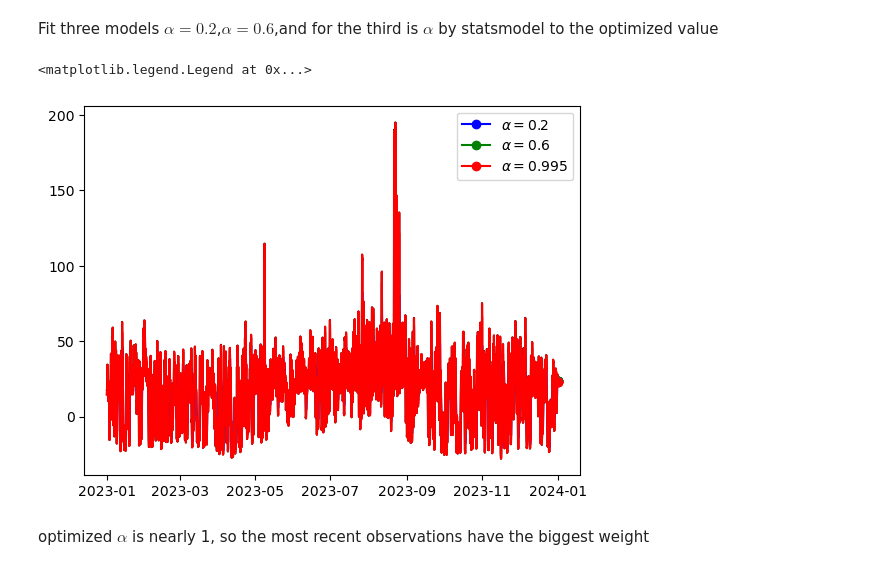
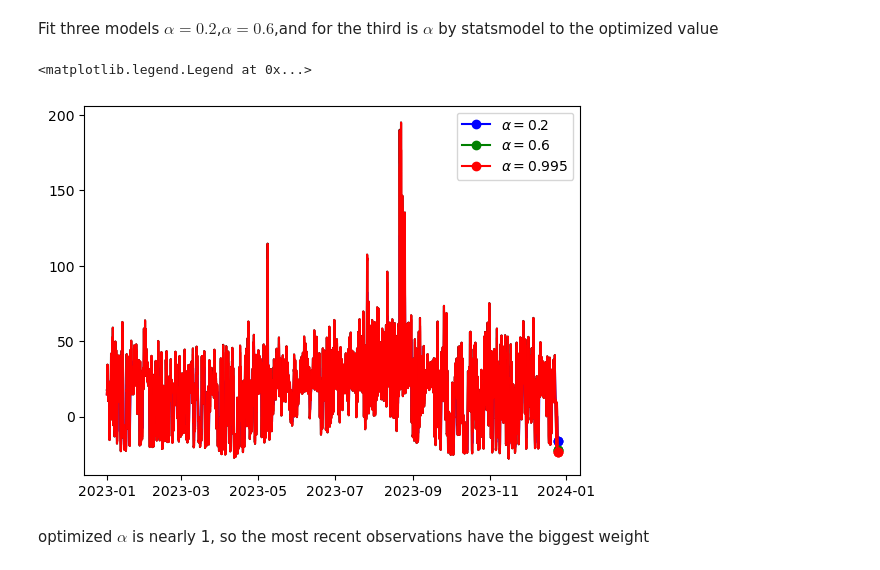
Before and after one commit to maxwellgriffith345/SPPPrices, a Jupyter notebook: Exponential Smoothing.ipynb, the cells around one changed output. Saved outputs shown, nothing was run; the diff lists cells and outputs as text; code cells hidden in the pictures.

Commit message:
Add files via upload
finished expo smoothing, started clean up

```diff
--- a/Exponential Smoothing.ipynb
+++ b/Exponential Smoothing.ipynb
@@ -30,6 +30,10 @@ df= df.asfreq(freq='h')
 df.drop(columns=["KCPLIATANUNIAT2","KCPLLACYGNEUNLAC2","SECI.KCPS.CIMARRON", "WR.LEC.4", "WR.JEC.2", "WR.JEC.3", "SECI.KCPS.CIMARRON"], inplace=True)
 # %%
 cimarron=df[["SECI_CIMARRON"]]
+
+#Hold back last week as test set
+cimarron_train = cimarron.iloc[:-168]
+cimarron_test = cimarron.iloc[-168:]
 # %% [markdown]
 [Cross Validation StatsModels](https://www.statsmodels.org/stable/examples/notebooks/generated/statespace_forecasting.html#Cross-validation)
 [Stats Model Exponential Smoothin](https://www.statsmodels.org/stable/examples/notebooks/generated/exponential_smoothing.html#)
@@ -38,26 +42,26 @@ cimarron=df[["SECI_CIMARRON"]]
 # %% [markdown]
 Fit three models $\alpha = 0.2$,$\alpha=0.6$,and for the third is $\alpha$ by statsmodel to the optimized value
 # %%
-fit1 = SimpleExpSmoothing(cimarron, initialization_method = "heuristic").fit(smoothing_level=0.2, optimized=False)
-fit2 = SimpleExpSmoothing(cimarron, initialization_method = "heuristic").fit(smoothing_level=0.6, optimized=False)
-fit3 = SimpleExpSmoothing(cimarron, initialization_method = "estimated").fit()
+fit1 = SimpleExpSmoothing(cimarron_train, initialization_method = "heuristic").fit(smoothing_level=0.2, optimized=False)
+fit2 = SimpleExpSmoothing(cimarron_train, initialization_method = "heuristic").fit(smoothing_level=0.6, optimized=False)
+fit3 = SimpleExpSmoothing(cimarron_train, initialization_method = "estimated").fit()
 
 fcast1 = fit1.forecast(3).rename(r"$\alpha=0.2$")
 fcast2 = fit2.forecast(3).rename(r"$\alpha=0.6$")
 fcast3 = fit3.forecast(3).rename(r"$\alpha=%s$" % fit3.model.params["smoothing_level"])
 # %%
 plt.figure()
-plt.plot(cimarron, color = "black")
+plt.plot(cimarron_train, color = "black")
 plt.plot(fit1.fittedvalues, color="blue")
 (line1, )=plt.plot(fcast1, marker="o", color="blue")
 plt.plot(fit2.fittedvalues, color="red")
 (line2, )=plt.plot(fcast2, marker="o", color="green")
 plt.plot(fit3.fittedvalues, color="red")
 (line3, )=plt.plot(fcast3, marker="o", color="red")
 plt.legend([line1, line2, line3], [fcast1.name, fcast2.name, fcast3.name])
 # %% [output]
 <matplotlib.legend.Legend at 0x...>
-[figure, old version]
+[figure, new version]
 # %% [markdown]
 optimized $\alpha$ is nearly 1, so the most recent observations have the biggest weight
 # %%
```
Also changed, not shown: parts of 16 cells of this notebook.
